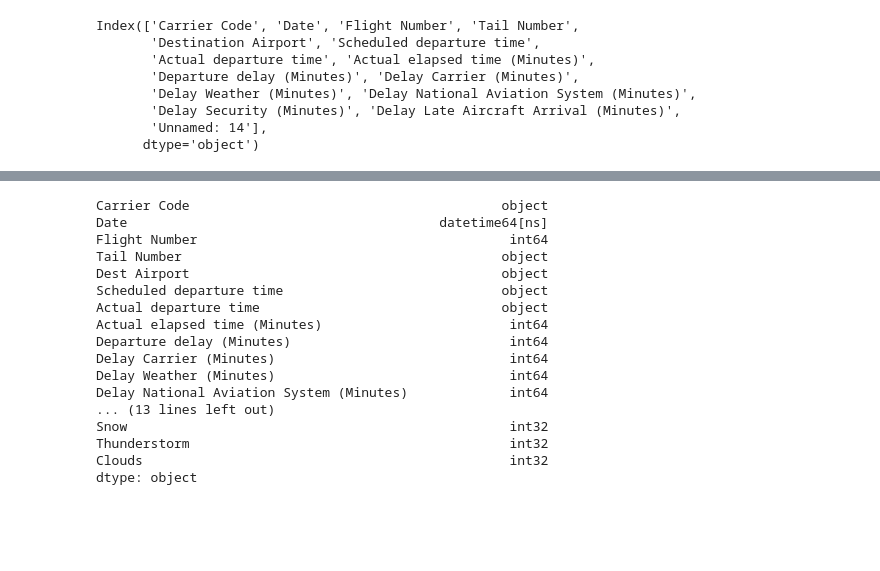
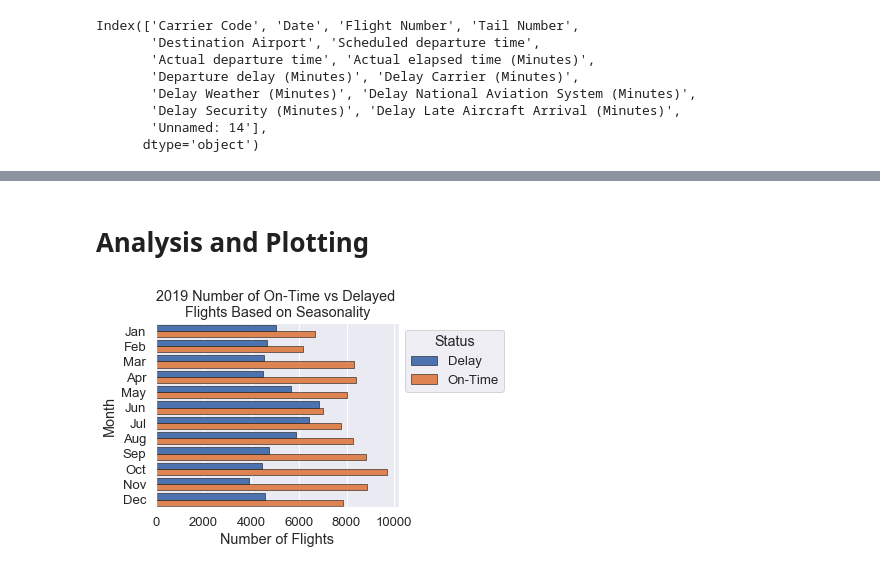
Before and after one commit to tmz22/project-one, a Jupyter notebook: flight_weather.ipynb, the cells around one changed output, grey strips where cells are left out. Saved outputs shown, nothing was run; the diff lists cells and outputs as text; code cells hidden in the pictures; blank space fills up the shorter version.

```diff
--- a/flight_weather.ipynb
+++ b/flight_weather.ipynb
@@ -293,20 +295,37 @@ master_df.head()
-# %%
-master_df.dtypes
-# %% [output]
-Carrier Code                                        object
-Date                                        datetime64[ns]
-Flight Number                                        int64
-Tail Number                                         object
-Dest Airport                                        object
-Scheduled departure time                            object
-Actual departure time                               object
-Actual elapsed time (Minutes)                        int64
-Departure delay (Minutes)                            int64
-Delay Carrier (Minutes)                              int64
-Delay Weather (Minutes)                              int64
-Delay National Aviation System (Minutes)             int64
-... (13 lines left out)
-Snow                                                 int32
-Thunderstorm                                         int32
-Clouds                                               int32
-dtype: object
+# %% [markdown]
+# Analysis and Plotting
+# %%
+# On-Time vs Delayed Flighst base on Seasonality in 2019
+# Append Year to master dataframe
+master_df["Year"] = pd.DatetimeIndex(master_df["Date"]).year
+# Append Month to master dataframe
+master_df["Month"] = pd.DatetimeIndex(master_df["Date"]).month
+
+# Create a data frame to hold 2019 records
+flight_2019=pd.DataFrame([])
+flight_2019 = master_df.loc[master_df['Year']==2019]
+flight_2019.head()
+
+# Create a data frame based on delayed or on-time condition by months
+flight_status=pd.DataFrame([])
+flight_status["Month"]= flight_2019['Date'].dt.strftime('%b')
+flight_status["Delayed"] = flight_2019["Departure delay (Minutes)"] != 0
+flight_status["On-Time"] = flight_2019["Departure delay (Minutes)"] == 0
+
+# Convert boolean True/False to 0 or 1
+flight_status["Delayed"] =  flight_status["Delayed"].astype(int)
+flight_status["On-Time"] = flight_status["On-Time"].astype(int)
+# %%
+sns.set_style("dark") # Set seaborn - dark background
+sns.set(font_scale=1.2) #set seaborn - font size
+# plot flight_status data for delay vs on-time by month
+p = sns.countplot(data=flight_status, y = 'Month', hue = 'On-Time',saturation=9, palette="deep",edgecolor=(0,0,0),linewidth=0.5)
+# Set and format x label and title
+p.set(xlabel='Number of Flights', title='2019 Number of On-Time vs Delayed \nFlights Based on Seasonality')
+# Rename legend labels and relocation box
+p.legend(title='Status',labels=['Delay','On-Time'], bbox_to_anchor=(1,1))
+
+plt.tight_layout() # to fit bbox in to png
+plt.savefig("2019 Number of On-Time vs Delayed Flights Seasonality.png") # save as png
+# %% [output]
+[figure, added]
```
Also changed, not shown: parts of 13 cells of this notebook.
